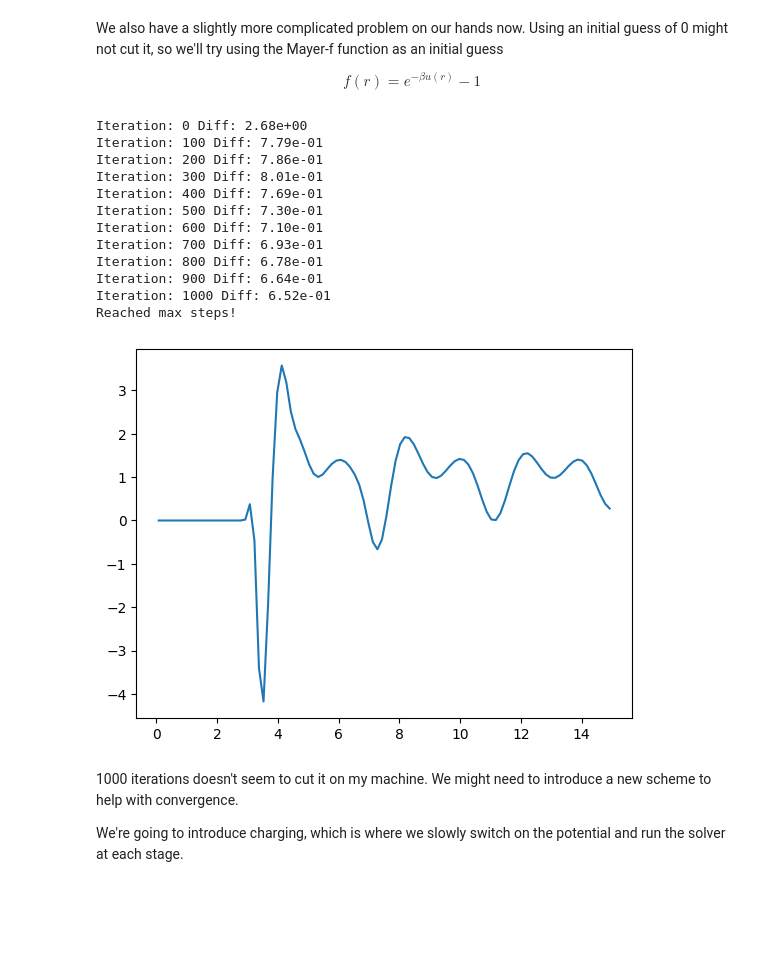
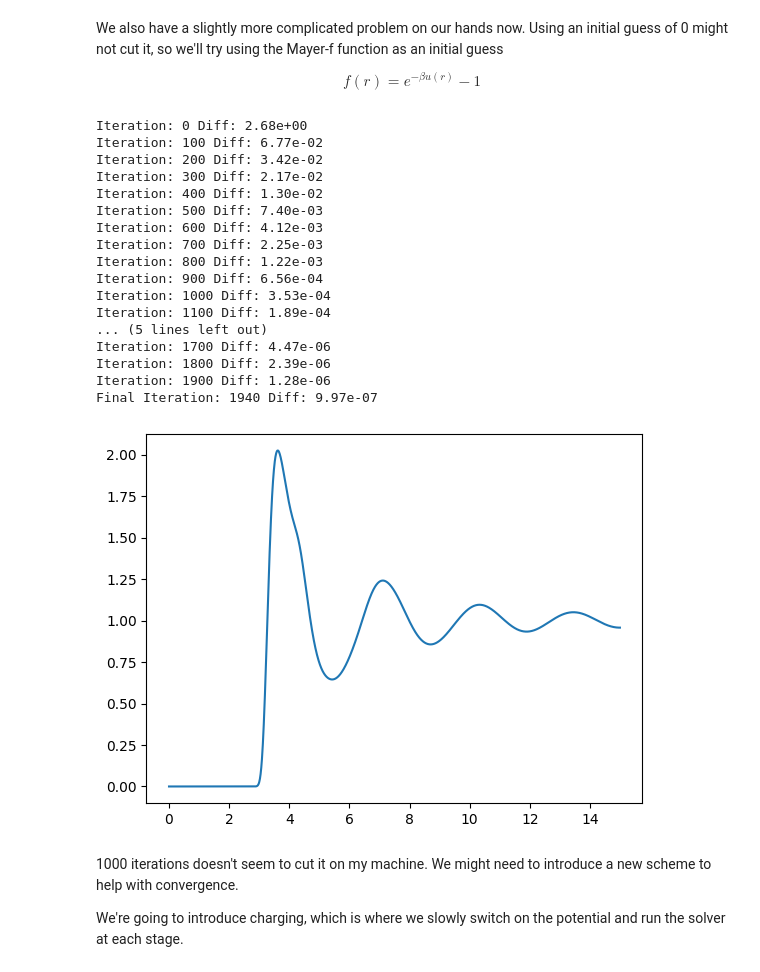
Before and after one commit to 2AUK/RISM_tutorial, a Jupyter notebook: Nitrogen.ipynb, the cells around one changed output. Cells and saved outputs as stored; diff of their text form; code cells hidden in the pictures; blank space fills up the shorter version.

```diff
--- a/Nitrogen.ipynb
+++ b/Nitrogen.ipynb
@@ -15,7 +15,7 @@ First, we need to set up our problem domain. While the RISM equations are writte
 We'll set up a discrete domain of length (or radius since we are working with spherically symmetric functions) $r = 15\, Å$ partitioned into $N = 100$ points. The resulting grid spacing is given by $\Delta r = \frac{r}{N}$.
 # %%
 r = 15.0
-N = 100
+N = 2000
 dr = r / N
 # %% [markdown]
 We also want to set up a grid spacing for our Fourier-space grid such that $\Delta r \Delta k = \frac{\pi}{N}$
@@ -210,30 +190,36 @@ We also have a slightly more complicated problem on our hands now. Using an init
 $$ f(r) = e^{-\beta u(r)} - 1 $$
 # %%
 tolerance = 1e-6
-max_step = 1000
+max_step = 10000
 alpha = 0.1
 initial_tr = np.zeros((N, ns, ns))
 tr = picard_iteration(tolerance, max_step, alpha, initial_tr, beta, n2_ur, n2_wk, n2_rho)
 cr = PY(beta, n2_ur, tr)
 hr = tr + cr
 gr = hr + 1.0
 
+gn = gr[:, 0, 0]
 plt.plot(r_grid, gr[:, 0, 0])
 plt.show()
 # %% [output]
 Iteration: 0 Diff: 2.68e+00
-Iteration: 100 Diff: 7.79e-01
-Iteration: 200 Diff: 7.86e-01
-Iteration: 300 Diff: 8.01e-01
-Iteration: 400 Diff: 7.69e-01
-Iteration: 500 Diff: 7.30e-01
-Iteration: 600 Diff: 7.10e-01
-Iteration: 700 Diff: 6.93e-01
-Iteration: 800 Diff: 6.78e-01
-Iteration: 900 Diff: 6.64e-01
-Iteration: 1000 Diff: 6.52e-01
-Reached max steps!
+Iteration: 100 Diff: 6.77e-02
+Iteration: 200 Diff: 3.42e-02
+Iteration: 300 Diff: 2.17e-02
+Iteration: 400 Diff: 1.30e-02
+Iteration: 500 Diff: 7.40e-03
+Iteration: 600 Diff: 4.12e-03
+Iteration: 700 Diff: 2.25e-03
+Iteration: 800 Diff: 1.22e-03
+Iteration: 900 Diff: 6.56e-04
+Iteration: 1000 Diff: 3.53e-04
+Iteration: 1100 Diff: 1.89e-04
+... (5 lines left out)
+Iteration: 1700 Diff: 4.47e-06
+Iteration: 1800 Diff: 2.39e-06
+Iteration: 1900 Diff: 1.28e-06
+Final Iteration: 1940 Diff: 9.97e-07
-[figure, old version]
+[figure, new version]
 # %% [markdown]
 1000 iterations doesn't seem to cut it on my machine. We might need to introduce a new scheme to help with convergence.
 
```
Also changed, not shown: parts of 9 cells of this notebook.
